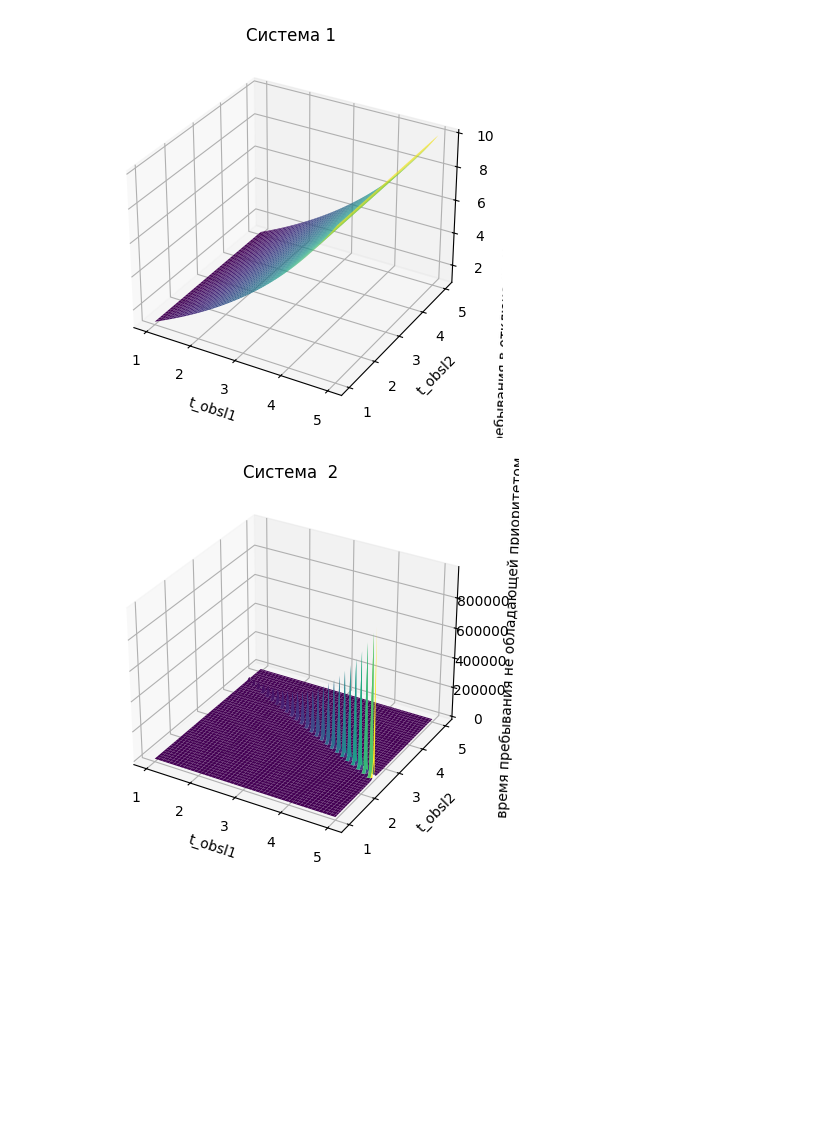
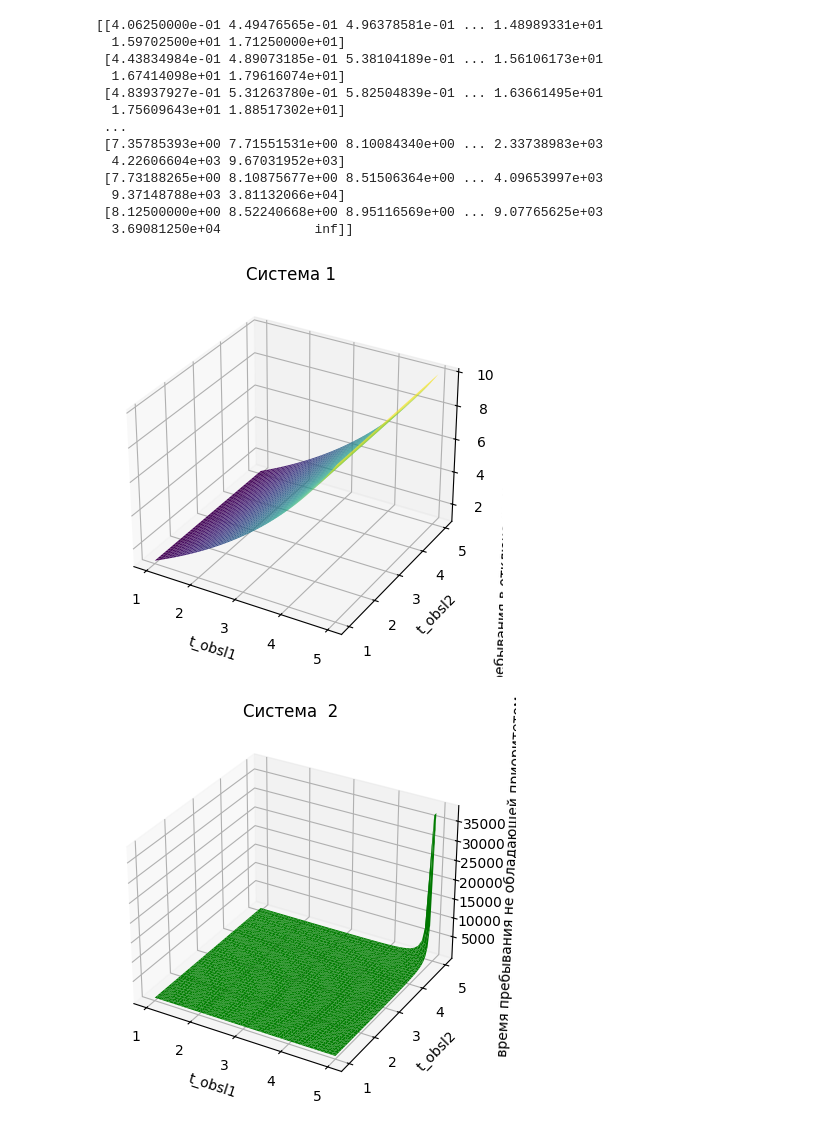
Before and after one commit to v1s2k/sm06, a Jupyter notebook: smo6.ipynb, the cells around one changed output. Saved outputs shown, nothing was run; the diff lists cells and outputs as text; code cells hidden in the pictures; blank space fills up the shorter version.

```diff
--- a/smo6.ipynb
+++ b/smo6.ipynb
@@ -3,45 +3,57 @@ import numpy as np
 import matplotlib.pyplot as plt
 from mpl_toolkits.mplot3d import Axes3D
 
-t_obsl1 = np.linspace(1, 5, num=100)
-t_obsl2 = np.linspace(1, 5, num=100)
-
+t_obsl1 = np.linspace(1, 5, num=50)
+t_obsl2 = np.linspace(1, 5, num=50)
 t_obsl1_grid, t_obsl2_grid = np.meshgrid(t_obsl1, t_obsl2)
 lmbd1 = 0.1
-lmbd2 = 0.2
+lmbd2 = 0.1
 mu1 = 1/t_obsl1_grid
 mu2 = 1/t_obsl2_grid
-
-
-
 y1 = lmbd1 / mu1
 y2 = lmbd2 / mu2
 y = y1 + y2
 
 tque1 = y1 / (mu1 * (1 - y1))
 tsys1 = tque1 + t_obsl1_grid
 
-tque2 = ((mu2 / mu1) * (y1 / (1 - y)) + y) / (1 - y)
+tque2 = (((mu2 / mu1) * (y1 / (1 - y)) + y) / (1 - y))*(1/mu2)
 tsys2 = tque2 + t_obsl2_grid
+
+print (tque2)
 
 fig = plt.figure()
 ax = fig.add_subplot(111, projection='3d')
 ax.plot_surface(t_obsl1_grid, t_obsl2_grid, tsys1, cmap='viridis')
 ax.set_xlabel('t_obsl1')
 ax.set_ylabel('t_obsl2')
 ax.set_zlabel('время пребывания в отключенном состоянии потребителей I категории составит')
 ax.set_title('Система 1')
 plt.show()
 
 fig2 = plt.figure()
 ax2 = fig2.add_subplot(111, projection='3d')
-ax2.plot_surface(t_obsl1_grid, t_obsl2_grid, tsys2, cmap='viridis')
+ax2.plot_trisurf(t_obsl1_grid.flatten(), t_obsl2_grid.flatten(), tsys2.flatten(), color='green')
+ax.view_init(-140, 30)
 ax2.set_xlabel('t_obsl1')
 ax2.set_ylabel('t_obsl2')
 ax2.set_zlabel('время пребывания не обладающей приоритетом')
 ax2.set_title('Система  2')
 
 plt.show()
 # %% [output]
+[[4.06250000e-01 4.49476565e-01 4.96378581e-01 ... 1.48989331e+01
+  1.59702500e+01 1.71250000e+01]
+ [4.43834984e-01 4.89073185e-01 5.38104189e-01 ... 1.56106173e+01
+  1.67414098e+01 1.79616074e+01]
+ [4.83937927e-01 5.31263780e-01 5.82504839e-01 ... 1.63661495e+01
+  1.75609643e+01 1.88517302e+01]
+ ...
+ [7.35785393e+00 7.71551531e+00 8.10084340e+00 ... 2.33738983e+03
+  4.22606604e+03 9.67031952e+03]
+ [7.73188265e+00 8.10875677e+00 8.51506364e+00 ... 4.09653997e+03
+  9.37148788e+03 3.81132066e+04]
+ [8.12500000e+00 8.52240668e+00 8.95116569e+00 ... 9.07765625e+03
+  3.69081250e+04            inf]]
 [figure]
-[figure, old version]
+[figure, new version]
```
